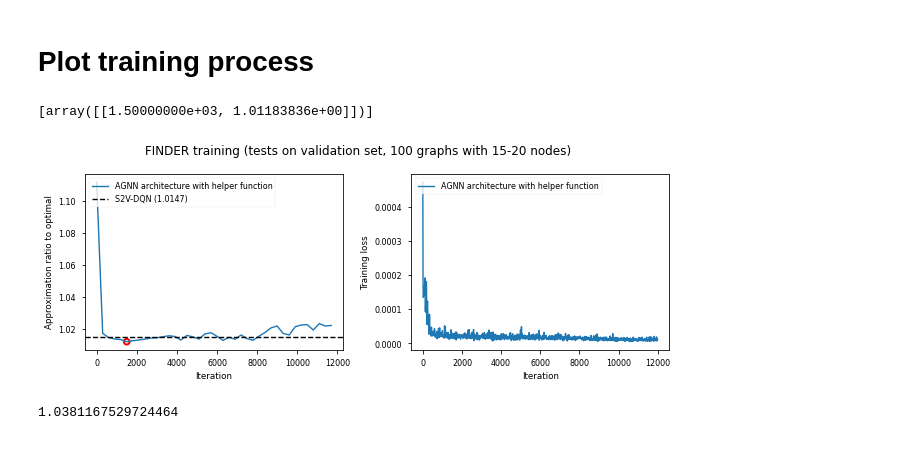
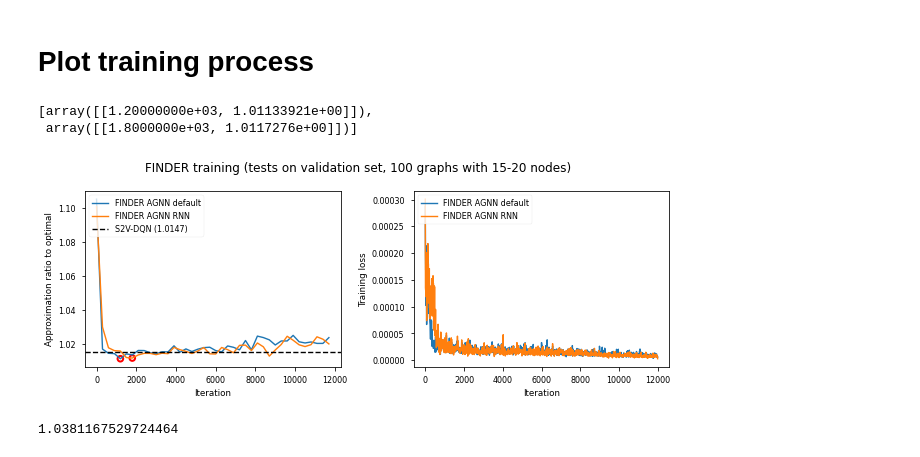
Before and after one commit to dschaub95/FINDER-TSP, a Jupyter notebook: FINDER_training_visualization.ipynb, the cells around one changed output. Cells and saved outputs as stored; diff of their text form; code cells hidden in the pictures.

```diff
--- a/FINDER_training_visualization.ipynb
+++ b/FINDER_training_visualization.ipynb
@@ -18,13 +18,15 @@ trainfolder_list = ['nrange_15_20_len_1011838']
+# %%
+model_names = ['AGNN_default_len_10113392076640768', 'AGNN_RNN_len_10117276006490983']
 # %%
 dfs_valid = []
 dfs_loss = []
-for folder in trainfolder_list:
-    fnames = os.listdir(base_path+folder)
+for folder in model_names:
+    fnames = os.listdir(f'{base_path}/{folder}')
     for fname in fnames:
         if '.csv' in fname and not 'Loss' in fname:
-            dfs_valid.append(pd.read_csv(f'{base_path}{folder}/{fname}', names=['iteration', 'opt_approx'], delimiter=' '))
+            dfs_valid.append(pd.read_csv(f'{base_path}/{folder}/{fname}', names=['iteration', 'opt_approx'], delimiter=' '))
         elif '.csv' in fname and 'Loss' in fname:
-            dfs_loss.append(pd.read_csv(f'{base_path}{folder}/{fname}', names=['iteration', 'loss'], delimiter=' '))
+            dfs_loss.append(pd.read_csv(f'{base_path}/{folder}/{fname}', names=['iteration', 'loss'], delimiter=' '))
 # %%
 min_points = []
 for df in dfs_valid:
@@ -33,4 +35,5 @@ for df in dfs_valid:
 # %%
 min_points
 # %% [output]
-[array([[1.50000000e+03, 1.01183836e+00]])]
+[array([[1.20000000e+03, 1.01133921e+00]]),
+ array([[1.8000000e+03, 1.0117276e+00]])]
@@ -39,35 +40,37 @@ label_list = ['AGNN architecture with helper function']
+# %%
+model_names_short = ['FINDER ' + ' '.join(model_name.split('_')[0:-2]) for model_name in model_names]
 # %%
 mpl.style.use('seaborn-paper')
 #mpl.style.use('seaborn')
 #minimum = df[df['opt_approx'] == df['opt_approx'].min()]
 minimum_test = 1.018
 fig, axs = plt.subplots(1, 2, figsize=(9,3.5), sharex=False, sharey=False)
 
 for k in range(len(dfs_valid)):
-    axs[0].plot(dfs_valid[k]['iteration'], dfs_valid[k]['opt_approx'], label=label_list[k])
-    axs[1].plot(dfs_loss[k]['iteration'], dfs_loss[k]['loss'], label=label_list[k])
+    axs[0].plot(dfs_valid[k]['iteration'], dfs_valid[k]['opt_approx'], label=model_names_short[k])
+    axs[1].plot(dfs_loss[k]['iteration'], dfs_loss[k]['loss'], label=model_names_short[k])
 
 for k, min_point in enumerate(min_points):
     axs[0].scatter(x=min_point[0][0], y=min_point[0][1], facecolors='none', linewidths=2, edgecolors='red')
                 # label=f'FINDER training {k+1} best model ({np.round(min_point[0][0],4)})')
 # axs.grid(True, axis='both')
 axs[0].axhline(y = 1.015, color = 'black', linestyle = '--', label='S2V-DQN (1.0147)')
 axs[0].legend(loc='upper left')
 axs[0].set_ylabel('Approximation ratio to optimal')
 axs[0].set_xlabel('Iteration')
 # axs[0].set_ylim([1.005, 1.15])
 
 axs[1].legend(loc='upper left')
 axs[1].legend(loc='upper left')
 axs[1].set_ylabel('Training loss')
 axs[1].set_xlabel('Iteration')
 
 plt.suptitle('FINDER training (tests on validation set, 100 graphs with 15-20 nodes)')
 plt.tight_layout()
 
 plt.savefig('plots/training_process.png', dpi=400)
 # %% [output]
-[figure, old version]
+[figure, new version]
 # %%
 trainfolder_list = ['nrange_15_20_len_1038117']
 df_list = []
```
Also changed, not shown: parts of 4 cells of this notebook, 7 other files.
